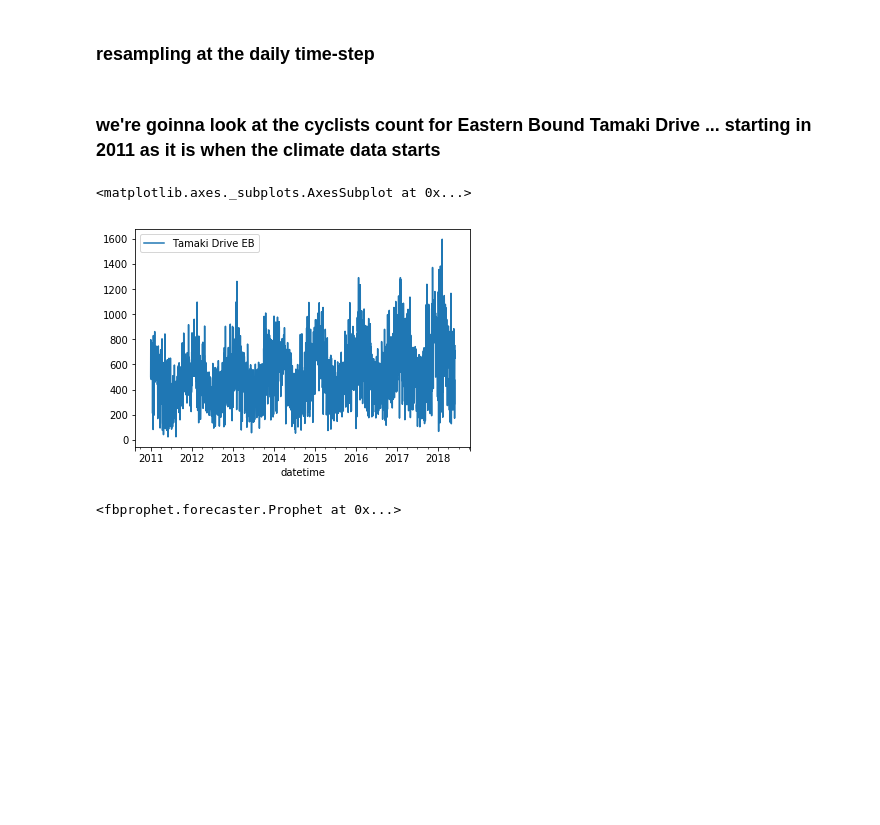
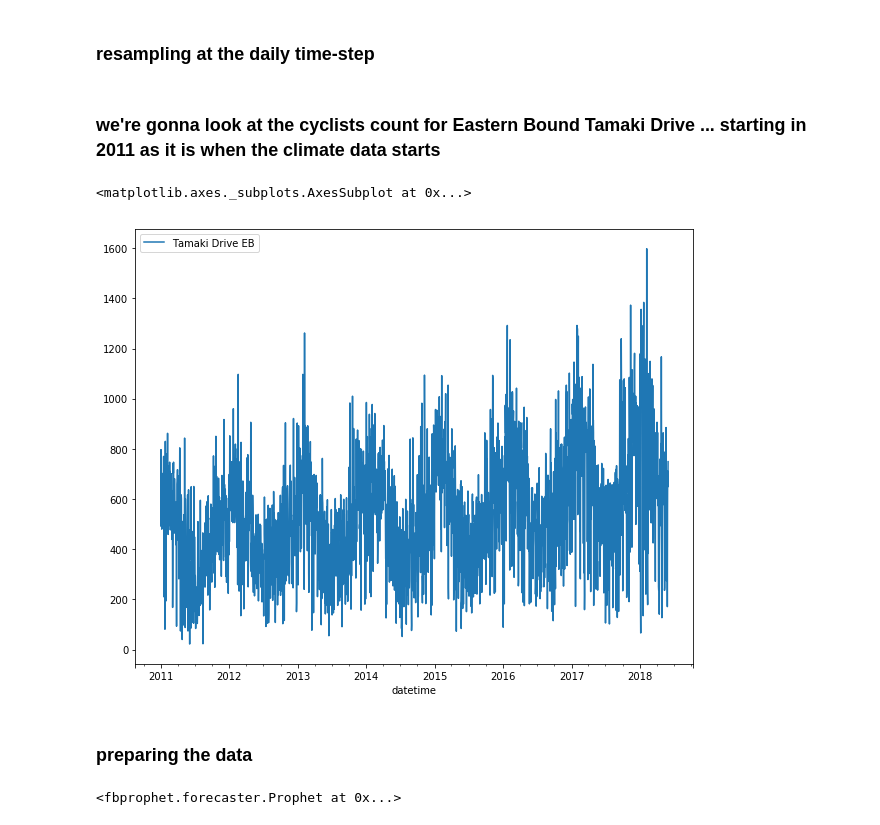
Before and after one commit to kinow/Auckland_cycling, a Jupyter notebook: notebooks/time-series.ipynb, the cells around one changed output. Drawn from its saved outputs; the diff is of its cells as text; code cells hidden in the pictures; blank space fills up the shorter version.

```diff
--- a/notebooks/time-series.ipynb
+++ b/notebooks/time-series.ipynb
@@ -146,14 +220,16 @@ df.head()
 # %%
 df.tail()
 # %% [markdown]
-### we're goinna look at the cyclists count for Eastern Bound Tamaki Drive ... starting in 2011 as it is when the climate data starts
+### we're gonna look at the cyclists count for Eastern Bound Tamaki Drive ... starting in 2011 as it is when the climate data starts
 # %%
 data = df.loc['2011':,['Tamaki Drive EB']]
 # %%
-data.plot()
+data.plot(figsize=(10,8))
 # %% [output]
 <matplotlib.axes._subplots.AxesSubplot at 0x...>
-[figure, old version]
+[figure, new version]
+# %% [markdown]
+### preparing the data
 # %%
 data = data.rename({'Tamaki Drive EB':'y'}, axis=1)
 # %%
```
Also changed, not shown: parts of 72 cells of this notebook.
